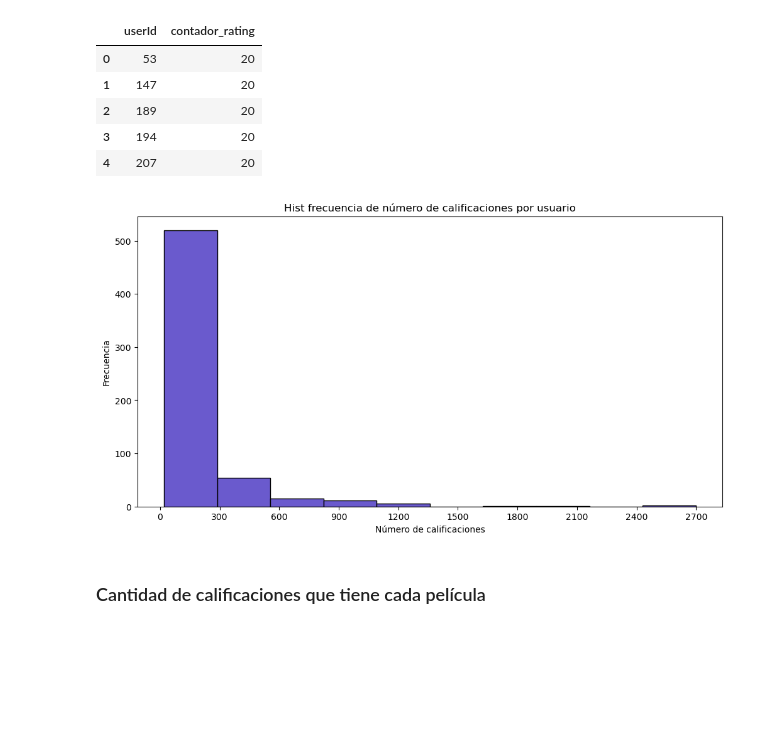
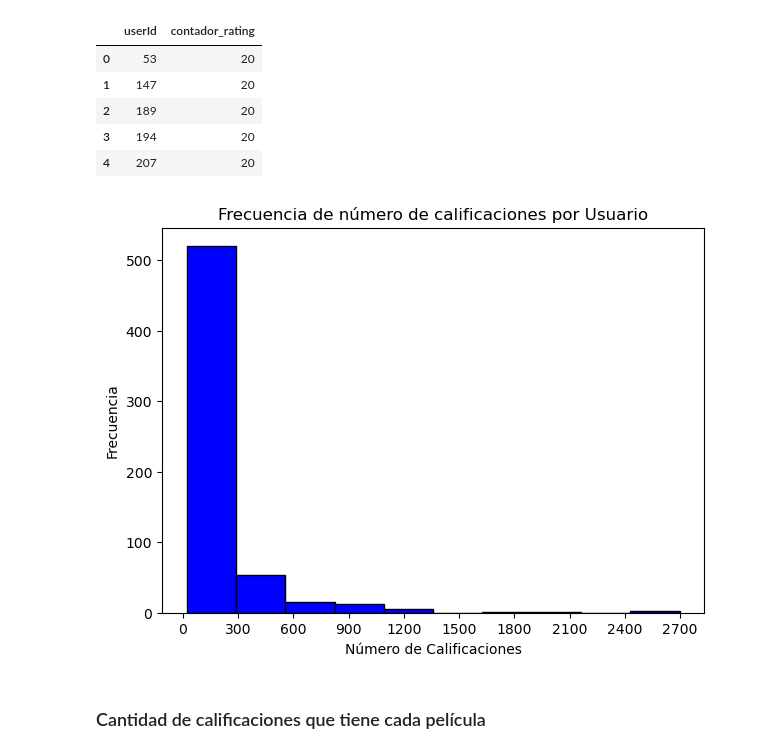
Before and after one commit to Leostark95/Analitica_3_Proyecto_2, a Jupyter notebook: b_analisis_exploratorio.ipynb, the cells around one changed output. Saved outputs shown, nothing was run; the diff lists cells and outputs as text; code cells hidden in the pictures; blank space fills up the shorter version.

Commit message:
cambios en las graficas

```diff
--- a/b_analisis_exploratorio.ipynb
+++ b/b_analisis_exploratorio.ipynb
@@ -117,18 +134,22 @@ rating_users.head()
 | 3 | 194 | 20 |
 | 4 | 207 | 20 |
 # %%
-### graficar distribucion despues de filtrar datos
-plt.figure(figsize=(12,6))
+# Supongamos que `rating_users` es un DataFrame que contiene la columna 'contador_rating'.
+plt.figure(figsize=(7, 5))  # Configurar el tamaño de la figura
 
-plt.hist(rating_users['contador_rating'], bins=10, color='slateblue', edgecolor='black')
-plt.title('Hist frecuencia de número de calificaciones por usuario')
-plt.xlabel('Número de calificaciones')
+# Crear el histograma
+plt.hist(rating_users['contador_rating'], bins=10, color='blue', edgecolor='black')
+
+# Configurar títulos y etiquetas
+plt.title('Frecuencia de número de calificaciones por Usuario')
+plt.xlabel('Número de Calificaciones')
 plt.ylabel('Frecuencia')
-plt.xticks(np.arange(0, rating_users['contador_rating'].max()+300, 300))
 
+# Ajustar los ticks del eje x
+plt.xticks(np.arange(0, rating_users['contador_rating'].max() + 300, 300))
 plt.show()
 # %% [output]
-[figure, old version]
+[figure, new version]
 # %% [markdown]
 ### Cantidad de calificaciones que tiene cada película
 # %%
```
Also changed, not shown: parts of 4 cells of this notebook.
